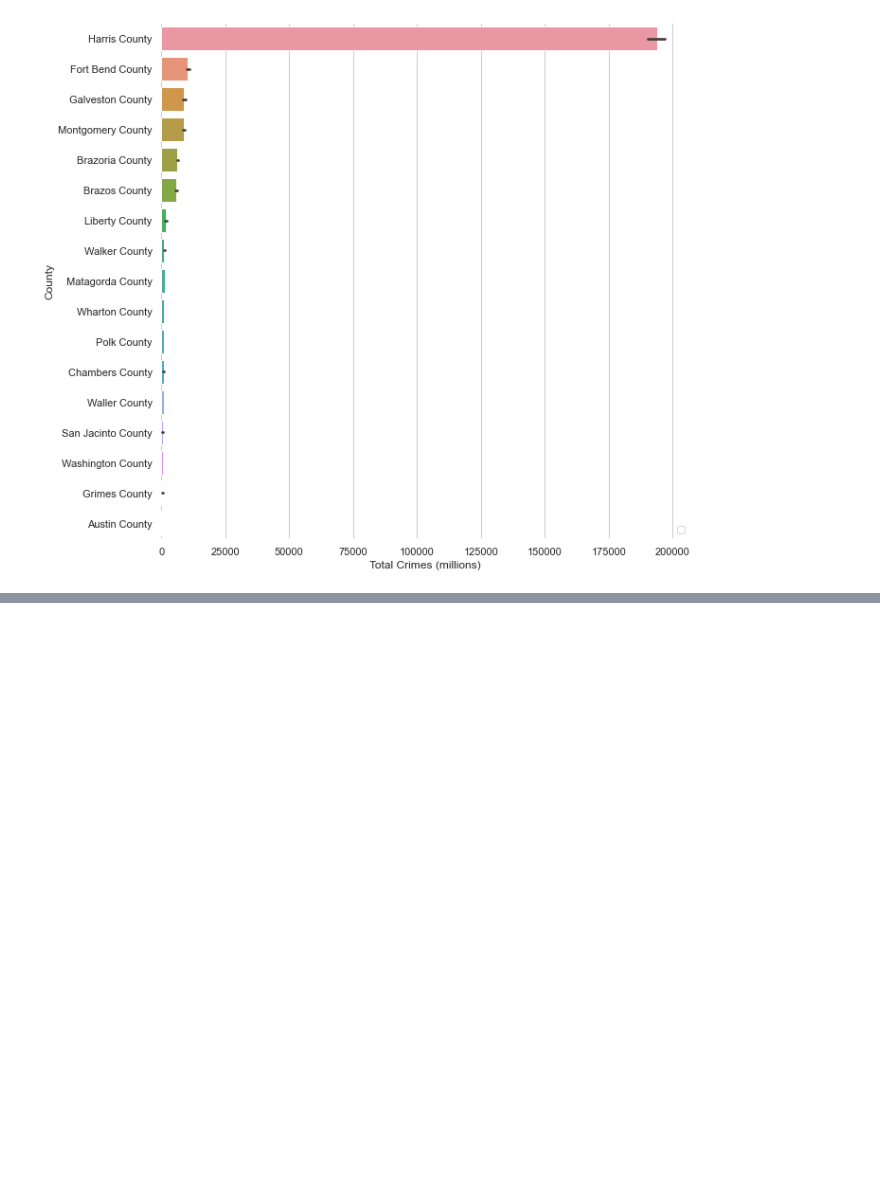
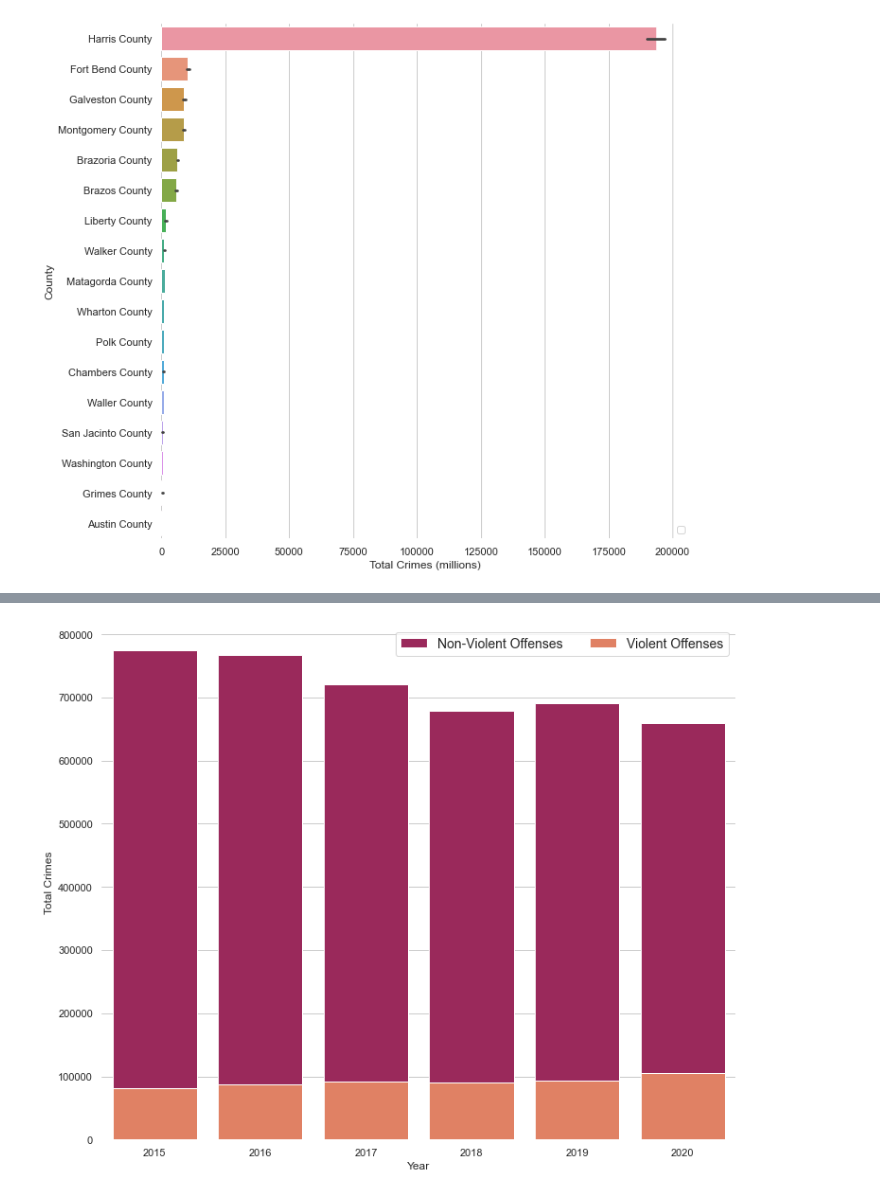
Before and after one commit to MiguelB512/Harris_Crime_Trends, a Jupyter notebook: Plotting/Seaborn_Plotting.ipynb, the cells around one changed output, grey strips where cells are left out. Cells and saved outputs as stored; diff of their text form; code cells hidden in the pictures; blank space fills up the shorter version.

Commit message:
Adding Plots

```diff
--- a/Plotting/Seaborn_Plotting.ipynb
+++ b/Plotting/Seaborn_Plotting.ipynb
@@ -172,3 +172,7 @@ plt.savefig('Outputs/Houston_Counties.jpg', dpi=100)
 # %% [output]
 No artists with labels found to put in legend.  Note that artists whose label start with an underscore are ignored when legend() is called with no argument.
 [figure]
+# %%
+# Import Data
+yearly_totals = pd.read_csv("../Resources/CSV/yearly_totals.csv")
+yearly_totals
@@ -174,0 +187,7 @@ No artists with labels found to put in legend.  Note that artists whose label st
+# %%
+# Reorder Columns
+yearly_totals = yearly_totals[['Year','Murder','Rape', 'Robbery', 'Auto_Theft', 'Assault',
+                               'Burglary', 'Larceny', 'Violent_Offenses', 'NonViolent_Offenses', 'Total_Crimes']]
+
+# Check new DF
+yearly_totals
@@ -174,0 +202,25 @@ No artists with labels found to put in legend.  Note that artists whose label st
+# %%
+import seaborn as sns
+import matplotlib.pyplot as plt
+sns.set_theme(style="whitegrid")
+
+# Initialize the matplotlib figure
+f, ax = plt.subplots(figsize=(12, 10))
+
+# Load the data
+yearly_totals = yearly_totals.sort_values("Year", ascending=False)
+
+# Plot the total crimes
+sns.barplot(data=yearly_totals, x="Year", y="NonViolent_Offenses", label="Non-Violent Offenses", color="#ad1659")
+
+# Plot the crashes where alcohol was involved
+sns.barplot(x="Year", y="Violent_Offenses", data=yearly_totals,
+            label="Violent Offenses", color="#f47650")
+
+# Add a legend and informative axis label
+ax.legend(ncol=2, loc="upper right", frameon=True, fontsize = 14)
+ax.set(ylabel="Total Crimes", xlabel="Year")
+sns.despine(left=True, bottom=True)
+plt.savefig('Outputs/Yearly_Totals_by_Offense_Type.jpg', dpi=100)
+# %% [output]
+[figure, added]
```
Also changed, not shown: parts of 2 cells of this notebook, 6 other files.
